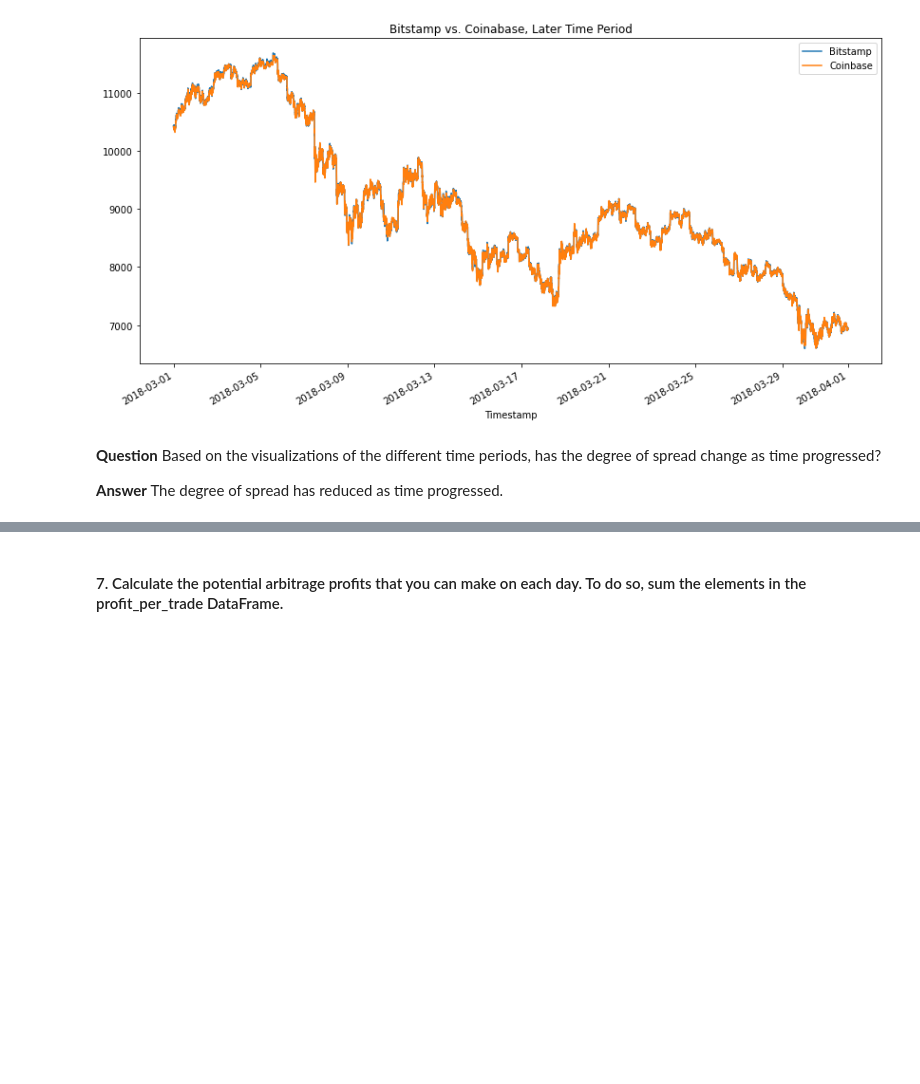
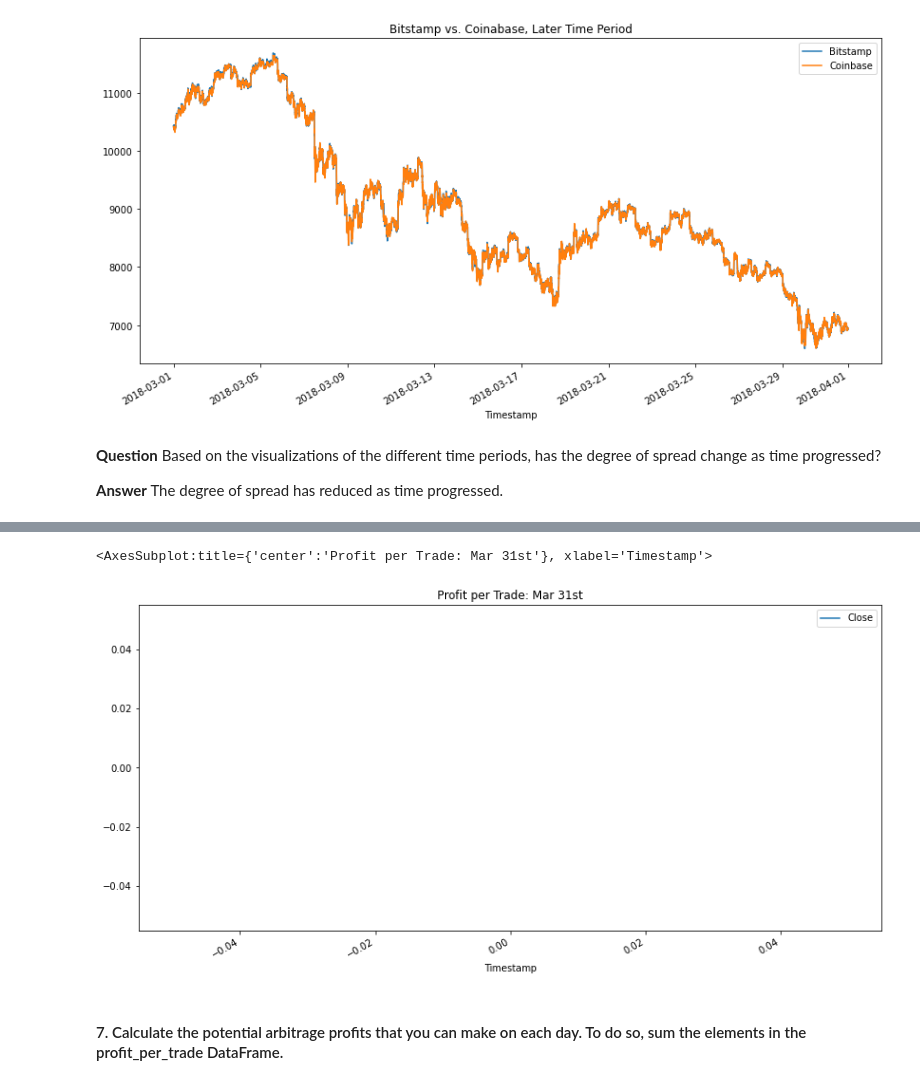
Before and after one commit to 7amza-eth/ArbitrageAnalysis, a Jupyter notebook: crypto_arbitrage.ipynb, the cells around one changed output, grey strips where cells are left out. Cells and saved outputs as stored; diff of their text form; code cells hidden in the pictures; blank space fills up the shorter version.

```diff
--- a/crypto_arbitrage.ipynb
+++ b/crypto_arbitrage.ipynb
@@ -590,2 +507,8 @@ Name: Close, dtype: float64
+# %%
+# Ploting profit per trade for Mar 31st
+profit_per_trade_late.plot(figsize=(14,7), title='Profit per Trade: Mar 31st')
+# %% [output]
+<AxesSubplot:title={'center':'Profit per Trade: Mar 31st'}, xlabel='Timestamp'>
+[figure, added]
 # %% [markdown]
 #### 7. Calculate the potential arbitrage profits that you can make on each day. To do so, sum the elements in the profit_per_trade DataFrame.
```
Also changed, not shown: parts of 93 cells of this notebook, 5 other files.
